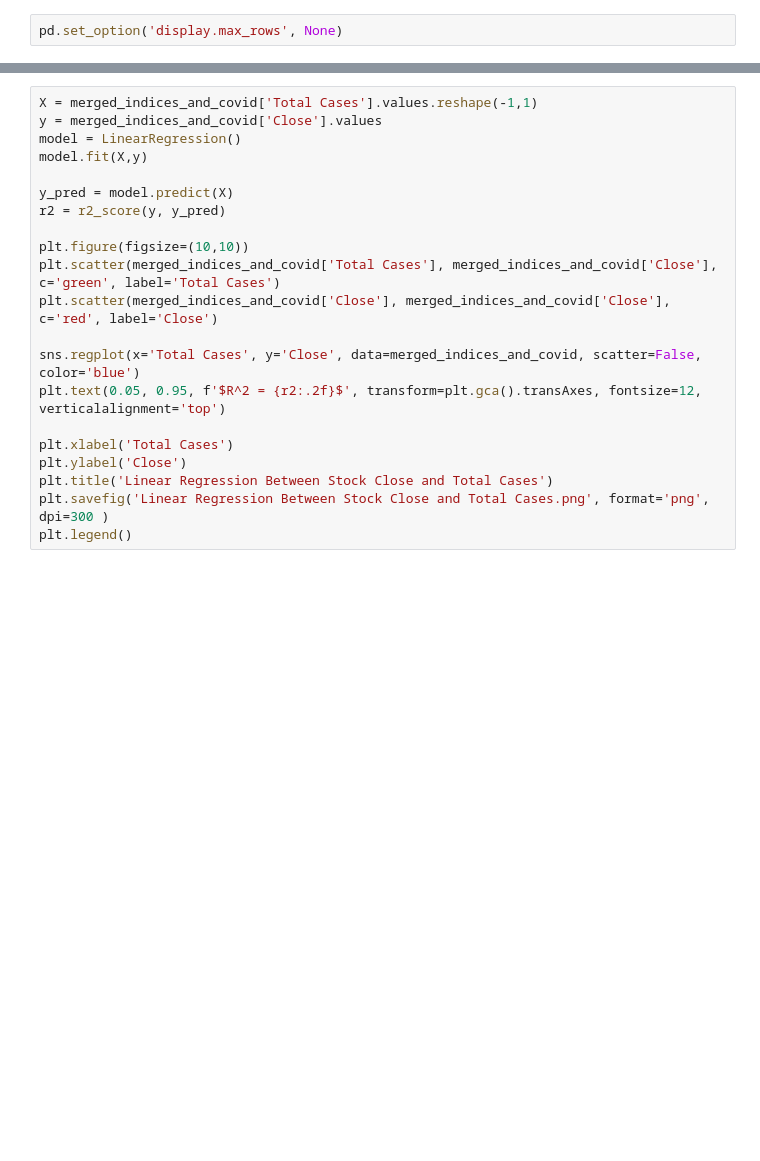
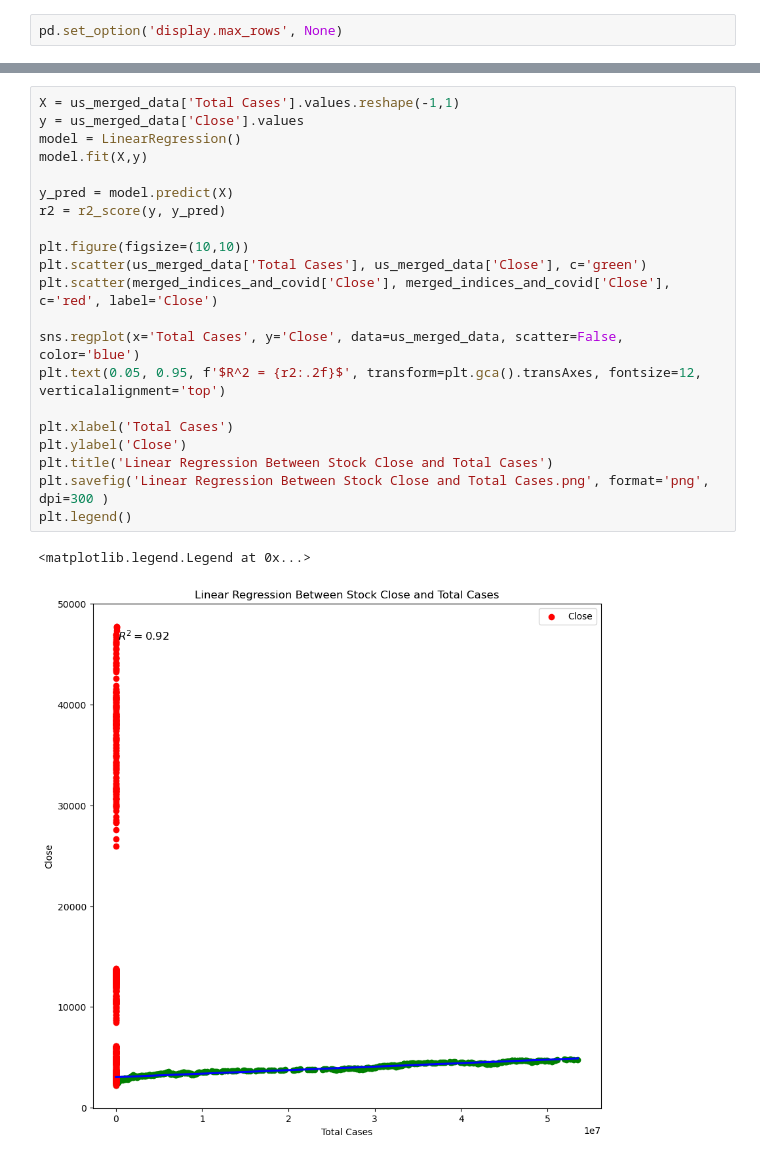
Before and after one commit to datla-ria/Project-1, a Jupyter notebook: project-1.ipynb, the cells around one changed output, grey strips where cells are left out. Cells and saved outputs as stored; diff of their text form; blank space fills up the shorter version.

```diff
--- a/project-1.ipynb
+++ b/project-1.ipynb
@@ -767,21 +1393,24 @@ for location in locations:
 # %%
-X = merged_indices_and_covid['Total Cases'].values.reshape(-1,1)
-y = merged_indices_and_covid['Close'].values
+X = us_merged_data['Total Cases'].values.reshape(-1,1)
+y = us_merged_data['Close'].values
 model = LinearRegression()
 model.fit(X,y)
 
 y_pred = model.predict(X)
 r2 = r2_score(y, y_pred)
 
 plt.figure(figsize=(10,10))
-plt.scatter(merged_indices_and_covid['Total Cases'], merged_indices_and_covid['Close'], c='green', label='Total Cases')
+plt.scatter(us_merged_data['Total Cases'], us_merged_data['Close'], c='green')
 plt.scatter(merged_indices_and_covid['Close'], merged_indices_and_covid['Close'], c='red', label='Close')
 
-sns.regplot(x='Total Cases', y='Close', data=merged_indices_and_covid, scatter=False, color='blue')
+sns.regplot(x='Total Cases', y='Close', data=us_merged_data, scatter=False, color='blue')
 plt.text(0.05, 0.95, f'$R^2 = {r2:.2f}$', transform=plt.gca().transAxes, fontsize=12, verticalalignment='top')
 
 plt.xlabel('Total Cases')
 plt.ylabel('Close')
 plt.title('Linear Regression Between Stock Close and Total Cases')
 plt.savefig('Linear Regression Between Stock Close and Total Cases.png', format='png', dpi=300 )
 plt.legend()
+# %% [output]
+<matplotlib.legend.Legend at 0x...>
+[figure, added]
```
Also changed, not shown: parts of 56 cells of this notebook, 13 other files.
